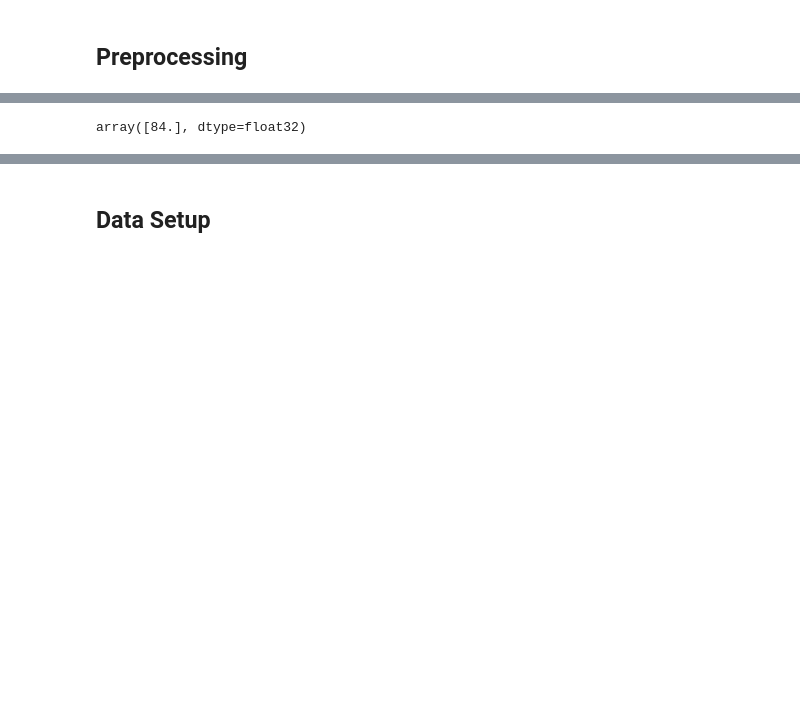
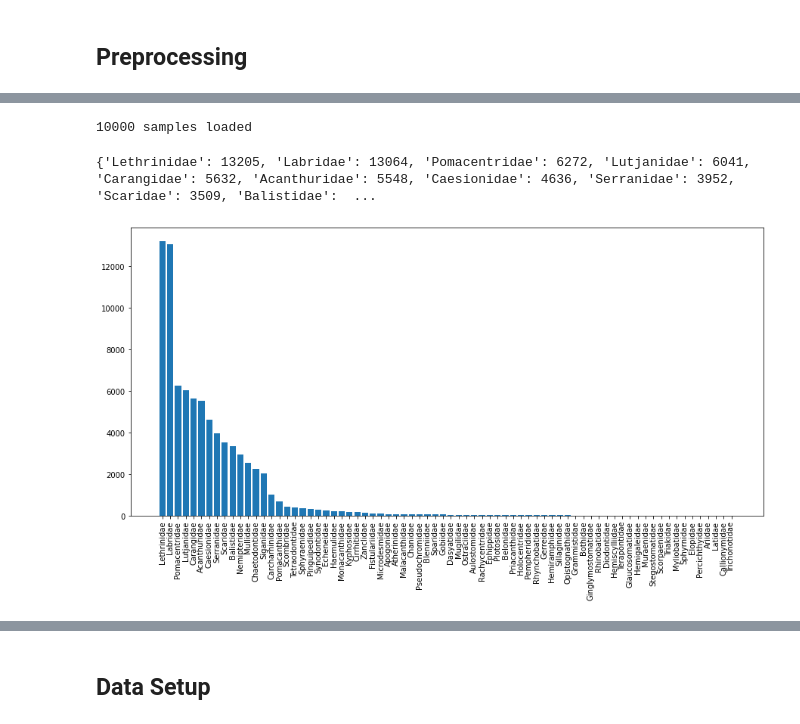
Before and after one commit to JoRobs/fish_image_classification, a Jupyter notebook: FishId.ipynb, the cells around one changed output, grey strips where cells are left out. Drawn from its saved outputs; the diff is of its cells as text; code cells hidden in the pictures; blank space fills up the shorter version.

```diff
--- a/FishId.ipynb
+++ b/FishId.ipynb
@@ -70,4 +26,0 @@ img_df = img_df.dropna(subset=['family'])
-# %%
-img_df['img_array'].values[0][0][0]
-# %% [output]
-array([84.], dtype=float32)
@@ -77,3 +29,41 @@ data = np.array(img_df['img_array'].values.tolist())
+# %%
+dirname = "./data/processed_crops"
+(img_height, img_width) = (100, 100)
+img_meta_df = img_meta_df.dropna(subset=[CLASS])
+data_df = pd.DataFrame(columns=img_meta_df.columns)
+
+n = 10000
+img_arrays = np.ones((min(len(img_meta_df), n), img_height, img_width, 1), np.uint8)
+i = 0
+for index, row in img_meta_df.iterrows():
+    if (i!=0 and i%n==0):
+        print("{} samples loaded\r".format(i), end="", flush=True)
+        break
+    path_name = os.path.join(dirname, row['file_name'])
+
+    if os.path.exists(path_name):
+        loaded_img = load_img(path_name, color_mode="grayscale",)
+        img_array = img_to_array(loaded_img)
+        img_arrays[i] = img_array
+        data_df = data_df.append(row)
+        i+=1
+# %% [output]
+10000 samples loaded
+# %%
+y = data_df[CLASS].to_numpy()
+data = np.array([img_arrays[i] for i in range(n)])
+
+counts = img_meta_df[CLASS].value_counts()
+x = range(len(counts))
+print(counts.to_dict())
+
+plt.figure(figsize=(15,7))
+plt.bar(x, counts)
+plt.xticks(x, counts.index, rotation=90)
+plt.show()
+# %% [output]
+{'Lethrinidae': 13205, 'Labridae': 13064, 'Pomacentridae': 6272, 'Lutjanidae': 6041, 'Carangidae': 5632, 'Acanthuridae': 5548, 'Caesionidae': 4636, 'Serranidae': 3952, 'Scaridae': 3509, 'Balistidae':  ...
+[figure, added]
 # %%
 data.shape
 # %% [output]
```
Also changed, not shown: parts of 26 cells of this notebook, 2 other files.
